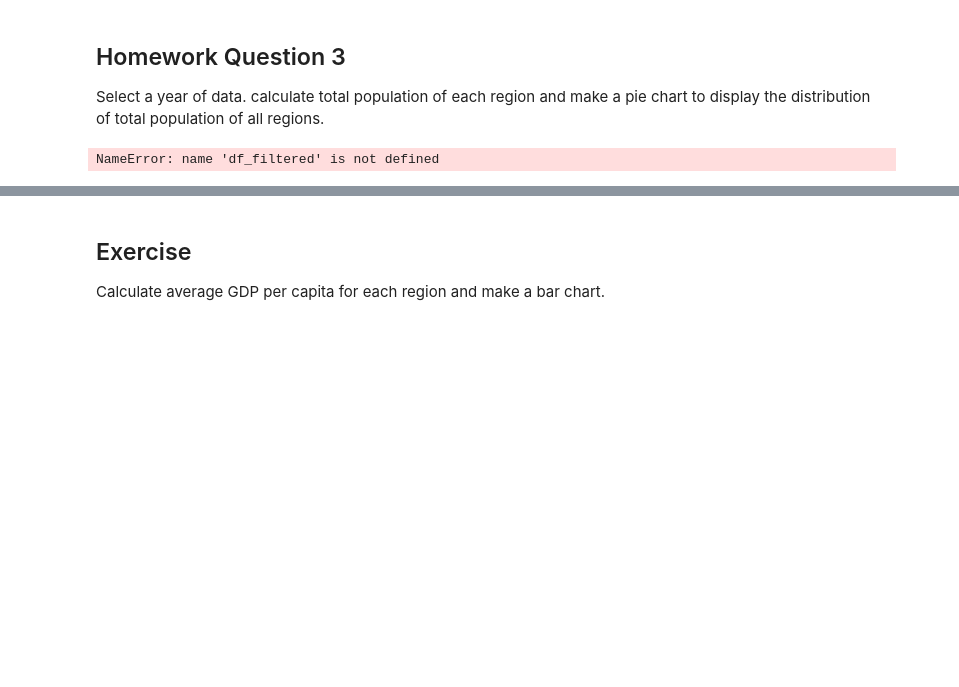
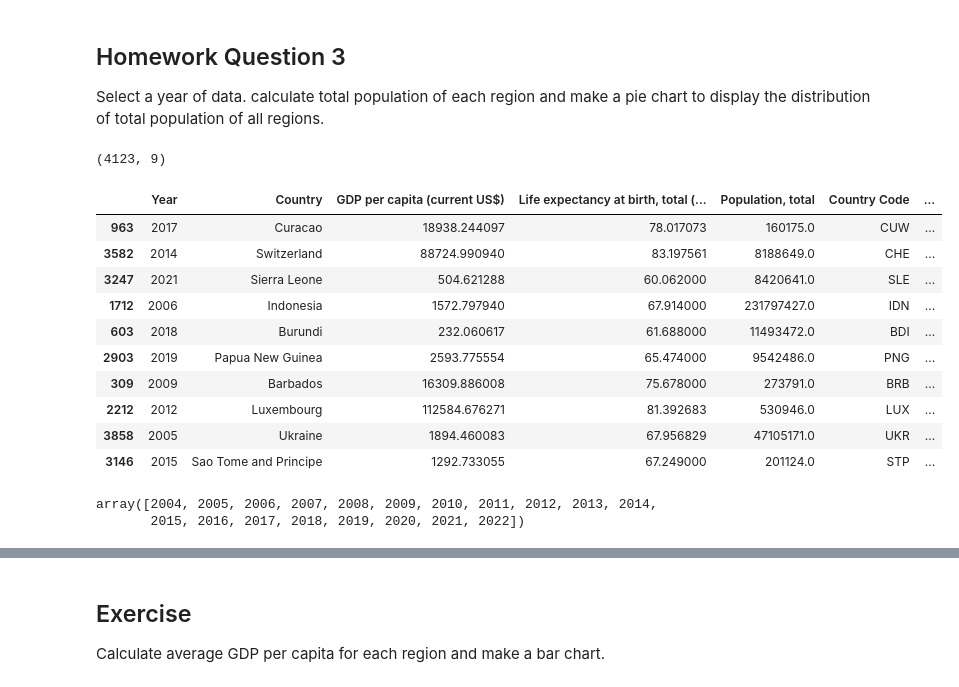
Before and after one commit to mineozcan/UMBC-DATA609-FALL24-WANG, a Jupyter notebook: Assignments/Assignment_5.ipynb, the cells around one changed output, grey strips where cells are left out. Drawn from its saved outputs; the diff is of its cells as text; code cells hidden in the pictures; blank space fills up the shorter version.

```diff
--- a/Assignments/Assignment_5.ipynb
+++ b/Assignments/Assignment_5.ipynb
@@ -410,20 +383,26 @@ Aggregated Data by Region:
 ## Homework Question 3
 
 Select a year of data. calculate total population of each region and make a pie chart to display the distribution of total population of all regions.
-# %%
-df_filtered = df_filtered.dropna(subset=["Population, total", "Region"])
-
-population_by_region = df_filtered.groupby("Region")["Population, total"].sum().reset_index()
-
-
-fig = px.pie(
-    population_by_region,
-    values='Population, total',
-    names='Region',
-    title=f"Total Population Distribution by Region in {year_of_interest}",
-    labels={'Population, total': 'Total Population'}
-)
-# %% [output]
-NameError: name 'df_filtered' is not defined
+# %%
+print(df.shape)
+df.sample(10)
+# %% [output]
+(4123, 9)
+|  | Year | Country | GDP per capita (current US$) | Life expectancy at birth, total (... | Population, total | Country Code | ... |
+| 963 | 2017 | Curacao | 18938.244097 | 78.017073 | 160175.0 | CUW | ... |
+| 3582 | 2014 | Switzerland | 88724.990940 | 83.197561 | 8188649.0 | CHE | ... |
+| 3247 | 2021 | Sierra Leone | 504.621288 | 60.062000 | 8420641.0 | SLE | ... |
+| 1712 | 2006 | Indonesia | 1572.797940 | 67.914000 | 231797427.0 | IDN | ... |
+| 603 | 2018 | Burundi | 232.060617 | 61.688000 | 11493472.0 | BDI | ... |
+| 2903 | 2019 | Papua New Guinea | 2593.775554 | 65.474000 | 9542486.0 | PNG | ... |
+| 309 | 2009 | Barbados | 16309.886008 | 75.678000 | 273791.0 | BRB | ... |
+| 2212 | 2012 | Luxembourg | 112584.676271 | 81.392683 | 530946.0 | LUX | ... |
+| 3858 | 2005 | Ukraine | 1894.460083 | 67.956829 | 47105171.0 | UKR | ... |
+| 3146 | 2015 | Sao Tome and Principe | 1292.733055 | 67.249000 | 201124.0 | STP | ... |
 # %%
 fig.show()
+# %%
+df["Year"].unique()
+# %% [output]
+array([2004, 2005, 2006, 2007, 2008, 2009, 2010, 2011, 2012, 2013, 2014,
+       2015, 2016, 2017, 2018, 2019, 2020, 2021, 2022])
```
Also changed, not shown: parts of 27 cells of this notebook.
